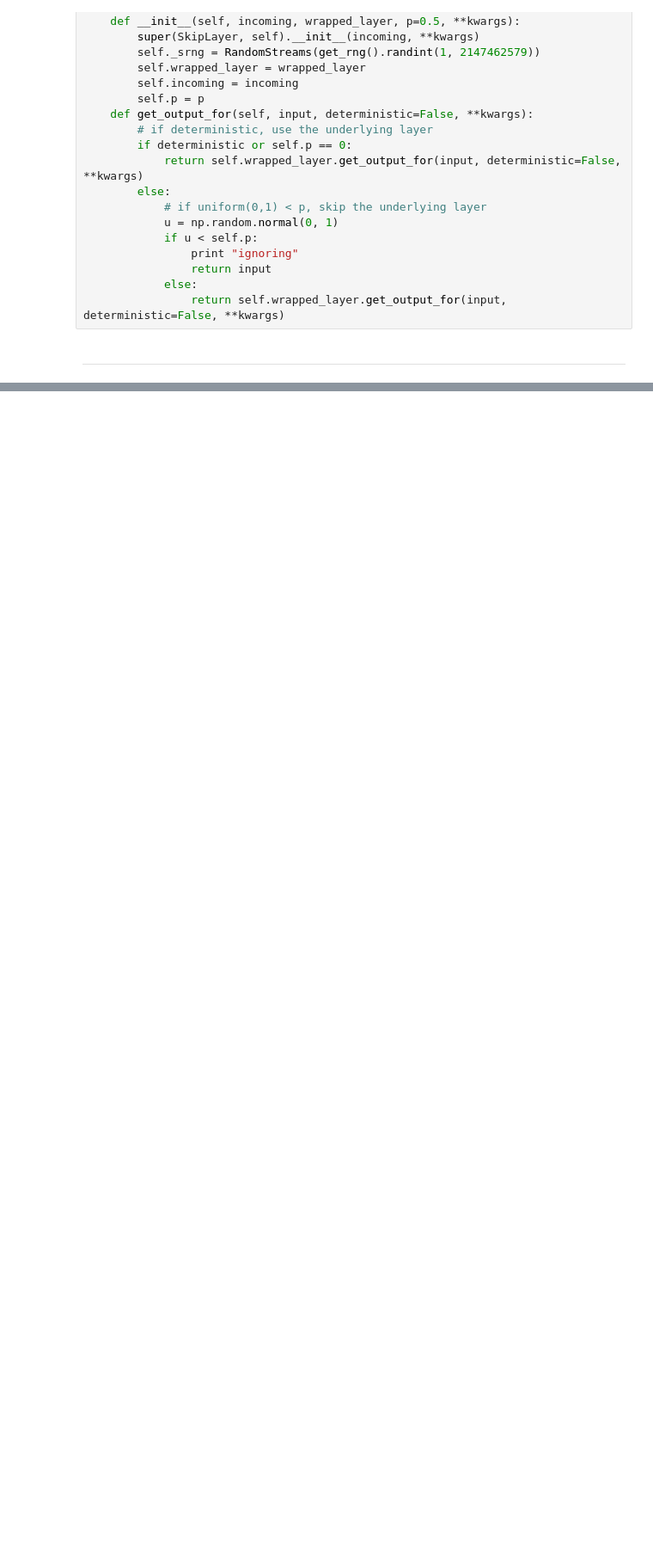
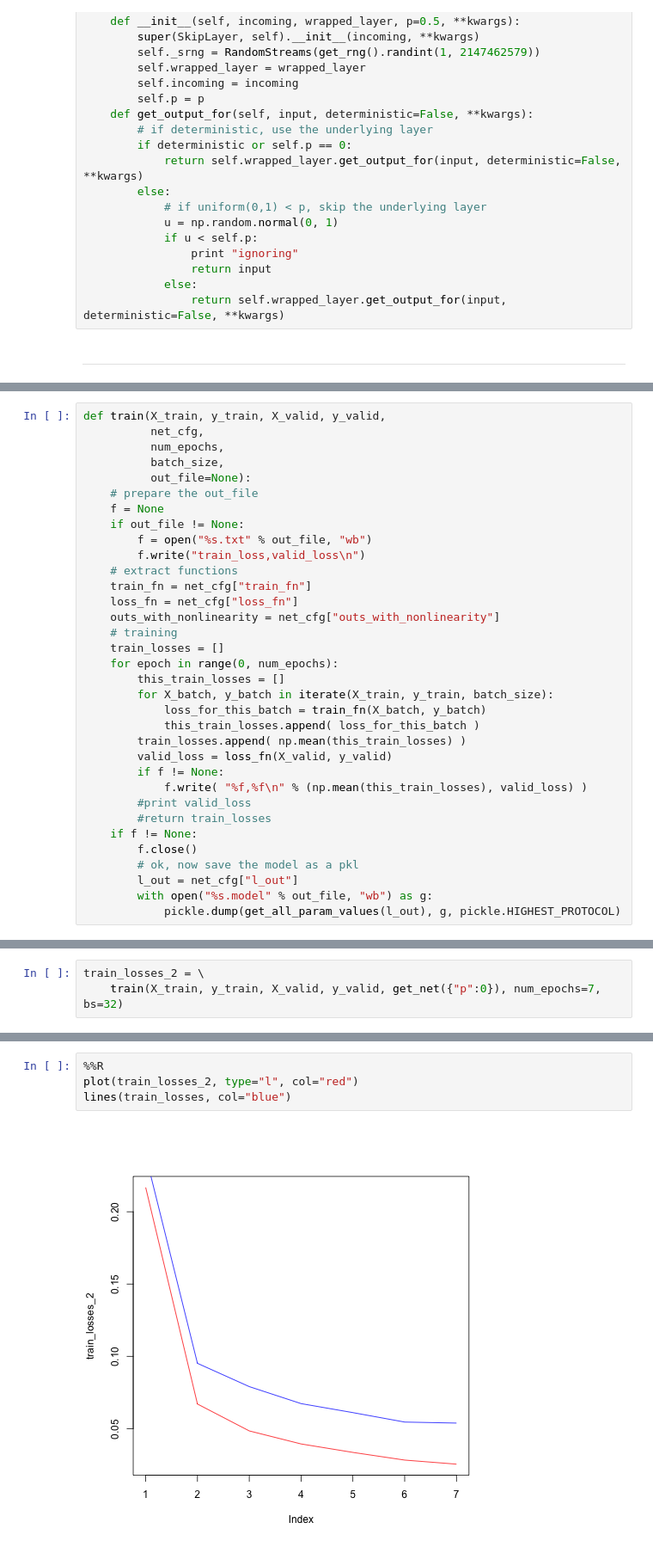
Before and after one commit to christopher-beckham/msc, a Jupyter notebook: experiments/lasagne_additions/skip_layers.ipynb, the cells around one changed output, grey strips where cells are left out. Shown at 86% size. Drawn from its saved outputs; the diff is of its cells as text; blank space fills up the shorter version.

```diff
--- a/experiments/lasagne_additions/skip_layers.ipynb
+++ b/experiments/lasagne_additions/skip_layers.ipynb
@@ -137,0 +167,34 @@ KeyboardInterrupt:
+# %%
+def train(X_train, y_train, X_valid, y_valid,
+          net_cfg,
+          num_epochs,
+          batch_size,
+          out_file=None):
+    # prepare the out_file
+    f = None
+    if out_file != None:
+        f = open("%s.txt" % out_file, "wb")
+        f.write("train_loss,valid_loss\n")
+    # extract functions
+    train_fn = net_cfg["train_fn"]
+    loss_fn = net_cfg["loss_fn"]
+    outs_with_nonlinearity = net_cfg["outs_with_nonlinearity"]
+    # training
+    train_losses = []
+    for epoch in range(0, num_epochs):
+        this_train_losses = []
+        for X_batch, y_batch in iterate(X_train, y_train, batch_size):
+            loss_for_this_batch = train_fn(X_batch, y_batch)
+            this_train_losses.append( loss_for_this_batch )
+        train_losses.append( np.mean(this_train_losses) )
+        valid_loss = loss_fn(X_valid, y_valid)
+        if f != None:
+            f.write( "%f,%f\n" % (np.mean(this_train_losses), valid_loss) )
+        #print valid_loss
+        #return train_losses
+    if f != None:
+        f.close()
+        # ok, now save the model as a pkl
+        l_out = net_cfg["l_out"]
+        with open("%s.model" % out_file, "wb") as g:
+            pickle.dump(get_all_param_values(l_out), g, pickle.HIGHEST_PROTOCOL)
@@ -137,0 +272,3 @@ KeyboardInterrupt:
+# %%
+train_losses_2 = \
+    train(X_train, y_train, X_valid, y_valid, get_net({"p":0}), num_epochs=7, bs=32)
@@ -137,0 +289,6 @@ KeyboardInterrupt:
+# %%
+%%R
+plot(train_losses_2, type="l", col="red")
+lines(train_losses, col="blue")
+# %% [output]
+[figure, added]
```
Also changed, not shown: parts of 19 cells of this notebook, 1 other file.
